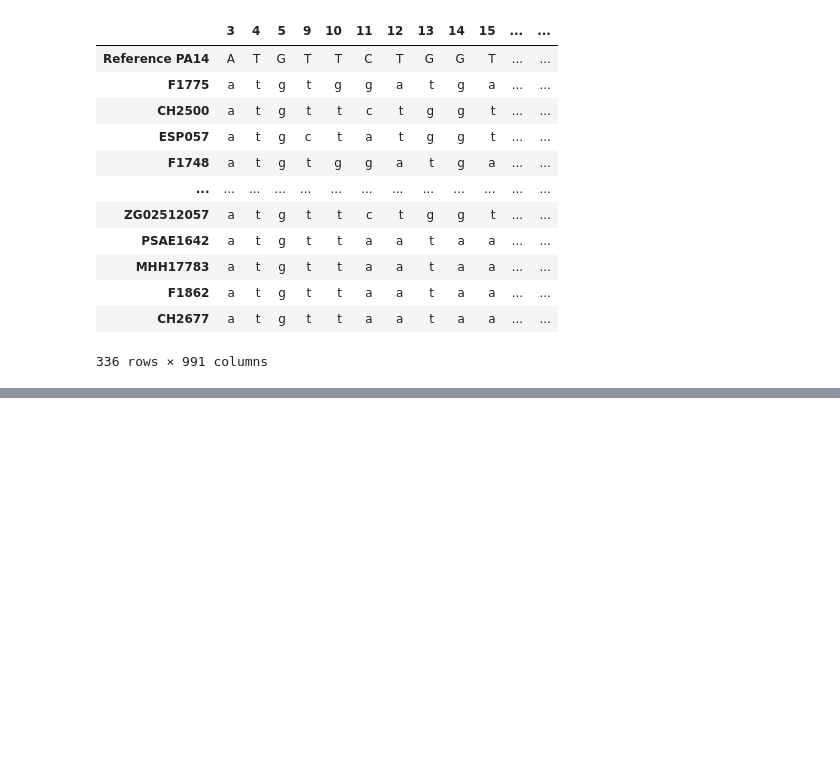
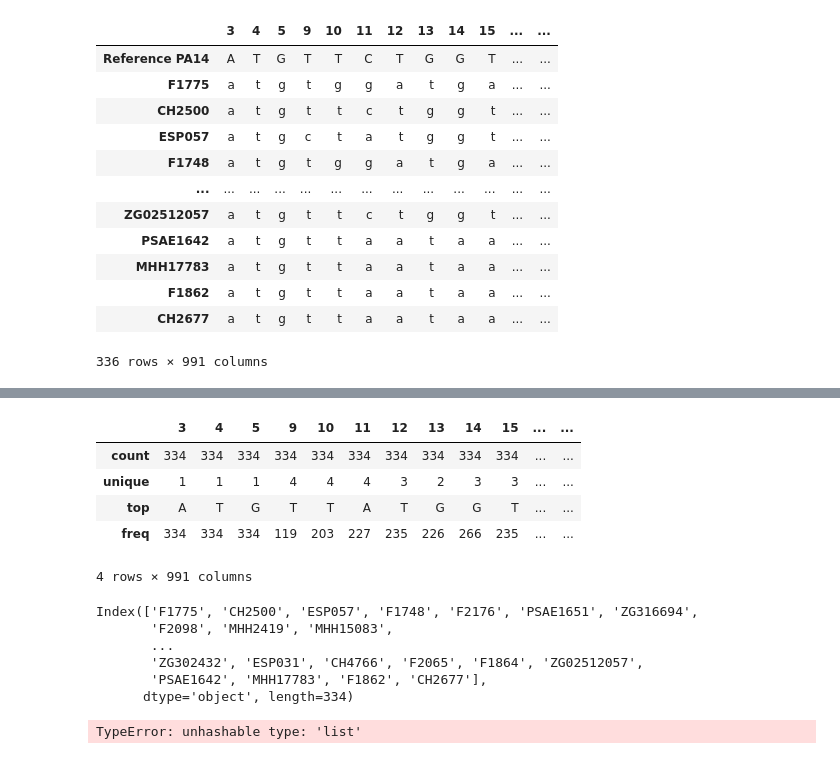
Before and after one commit to grahamgreene88/408-Research-Project, a Jupyter notebook: Antibiotic Resistance Prediction Notebook.ipynb, the cells around one changed output, grey strips where cells are left out. Cells and saved outputs as stored; diff of their text form; code cells hidden in the pictures; blank space fills up the shorter version.

```diff
--- a/Antibiotic Resistance Prediction Notebook.ipynb
+++ b/Antibiotic Resistance Prediction Notebook.ipynb
@@ -203,0 +230,36 @@ msa_df
+# %%
+msa_df.describe()
+# %% [output]
+|  | 3 | 4 | 5 | 9 | 10 | 11 | 12 | 13 | 14 | 15 | ... | ... |
+| count | 334 | 334 | 334 | 334 | 334 | 334 | 334 | 334 | 334 | 334 | ... | ... |
+| unique | 1 | 1 | 1 | 4 | 4 | 4 | 3 | 2 | 3 | 3 | ... | ... |
+| top | A | T | G | T | T | A | T | G | G | T | ... | ... |
+| freq | 334 | 334 | 334 | 119 | 203 | 227 | 235 | 226 | 266 | 235 | ... | ... |
+4 rows × 991 columns
+# %%
+msa_df.index
+# %% [output]
+Index(['F1775', 'CH2500', 'ESP057', 'F1748', 'F2176', 'PSAE1651', 'ZG316694',
+       'F2098', 'MHH2419', 'MHH15083',
+       ...
+       'ZG302432', 'ESP031', 'CH4766', 'F2065', 'F1864', 'ZG02512057',
+       'PSAE1642', 'MHH17783', 'F1862', 'CH2677'],
+      dtype='object', length=334)
+# %%
+# Creating dataframe for nucleotide frequences
+sequences = []
+for i in msa_df.index:
+    seq_list = msa_df.loc[i, :].values.tolist()
+    sequences.append(seq_list)
+
+frequencies = []
+for i in range(len(sequences[0])):
+    counts = {'A': 0, 'T': 0, 'G': 0, 'C': 0}
+    for sequence in sequences:
+        counts[sequences[i]] += 1
+    frequencies.append(counts)
+
+df_freq = pd.DataFrame(frequencies)
+df_freq
+# %% [output]
+TypeError: unhashable type: 'list'
```
Also changed, not shown: parts of 7 cells of this notebook.
